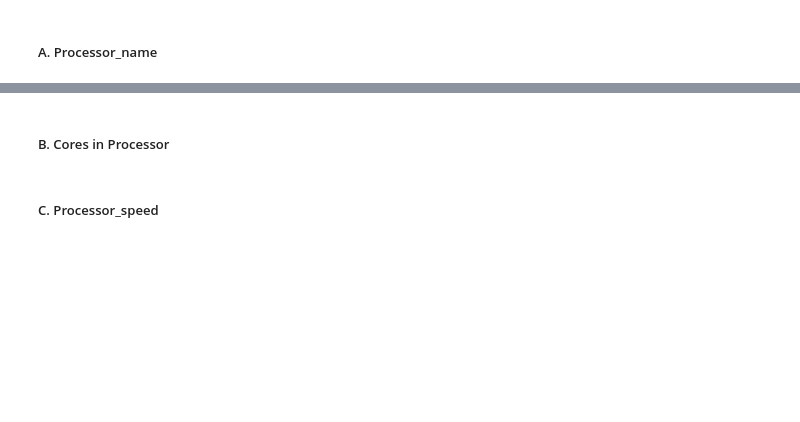
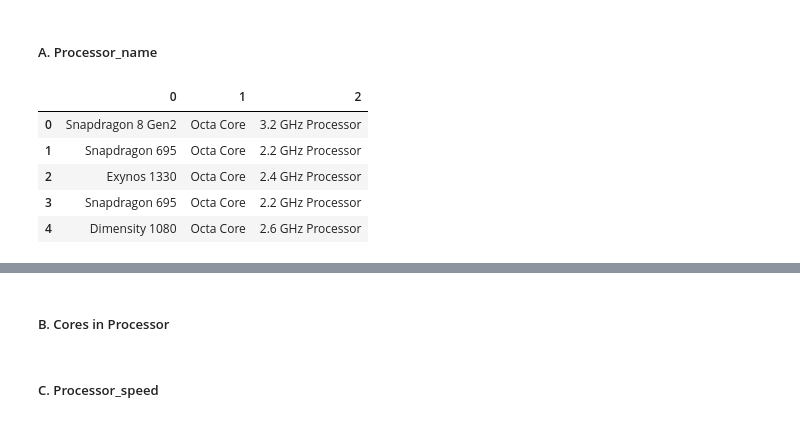
Before and after one commit to DeepeshIITdh/Tech-Items-Price-Predictor, a Jupyter notebook: Smartphones Price Predictor.ipynb, the cells around one changed output, grey strips where cells are left out. Drawn from its saved outputs; the diff is of its cells as text; code cells hidden in the pictures; blank space fills up the shorter version.

```diff
--- a/Smartphones Price Predictor.ipynb
+++ b/Smartphones Price Predictor.ipynb
@@ -128,6 +136,8 @@ df[df['brand']=='Redmi']
 # %%
-# fixing 'Poco' and 'Oppo'
-df['brand'] = df.brand.str.replace('Poco','POCO').str.replace('Oppo','OPPO').str.replace('Redmi','Xiaomi')
+# fixing 'Poco', 'Oppo' and 'Redmi'
+old = ['Poco','Oppo','Redmi']
+new = ['POCO','OPPO','Xiaomi']
+df['brand'] = series_replace(df['brand'],old,new)
 # %%
 # again
 print(len(df.brand.unique()))
@@ -298,3 +269,12 @@ def series_replace(series,old,new):
+# %%
+temp_3.head()
+# %% [output]
+|  | 0 | 1 | 2 |
+| 0 | Snapdragon 8 Gen2 | Octa Core | 3.2 GHz Processor |
+| 1 | Snapdragon 695 | Octa Core | 2.2 GHz Processor |
+| 2 | Exynos 1330 | Octa Core | 2.4 GHz Processor |
+| 3 | Snapdragon 695 | Octa Core | 2.2 GHz Processor |
+| 4 | Dimensity 1080 | Octa Core | 2.6 GHz Processor |
 # %%
 # replacing similar processors
 old=['A13','Apple','SC9863A','Spreadtrum','Sanpdragon','SC6531E','Samsung','Qualcomm']
```
Also changed, not shown: parts of 31 cells of this notebook, 1 other file.
